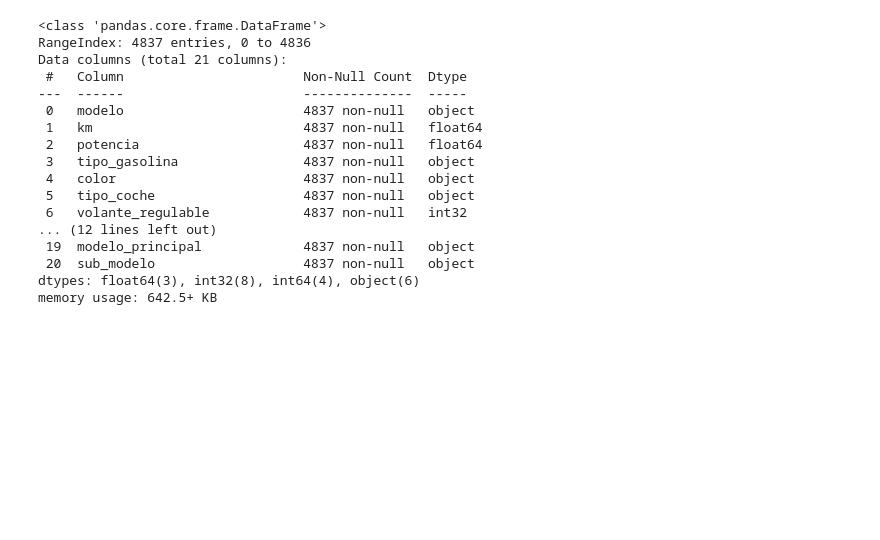
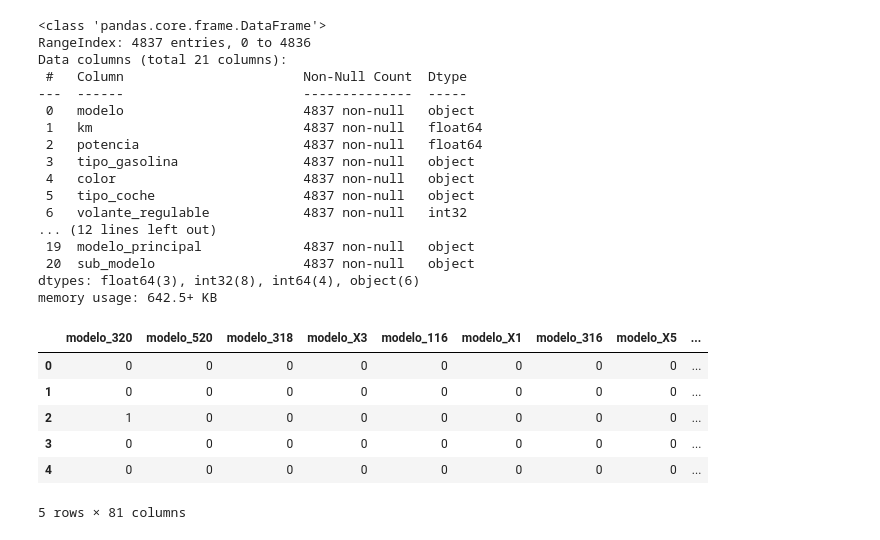
Before and after one commit to Rodrixx05/bmw-pricing, a Jupyter notebook: bmw_pricing_project.ipynb, the cells around one changed output. Drawn from its saved outputs; the diff is of its cells as text; code cells hidden in the pictures; blank space fills up the shorter version.

Commit message:
OHE de categóricas y dataset preparado para generar el modelo

```diff
--- a/bmw_pricing_project.ipynb
+++ b/bmw_pricing_project.ipynb
@@ -1034,3 +1036,37 @@ Data columns (total 21 columns):
  20  sub_modelo                   4837 non-null   object
 dtypes: float64(3), int32(8), int64(4), object(6)
 memory usage: 642.5+ KB
+# %%
+# Se cogen las etiquetas de cada categórica para hacer el one-hot-encoding.
+# Las etiquetas que tengan un conteo inferior a 10 tendrán todo ceros
+# No se coge la lista glob_cat_list para preservar el orden de las columnas más adelante
+
+list_categories = []
+for column in format_df.describe(include = 'O').columns:
+    counts = format_df[column].value_counts()
+    tags_importantes = np.array(counts[counts > 10].index)
+    list_categories.append(tags_importantes)
+# %%
+# Se genera el OneHotEncoder, con la lista de categorías creada anteriormente
+# Se especifica que en las binarias dropee una columna
+# Que el tipo de salida sea un entero
+# Y que las etiquetas que no estén en categories se ignoren, es decir, que ponga 0s a todas las columnas de la categoría
+
+ohe = OneHotEncoder(categories = list_categories, drop = 'if_binary', dtype = int, handle_unknown = 'ignore')
+# %%
+# Se cogen los datos para hacer el dataframe de las nuevas columnas
+ohe_values = ohe.fit_transform(format_df[format_df.describe(include = 'O').columns]).toarray()
+ohe_columns = ohe.get_feature_names_out()
+# %%
+# se hace el nuevo dataframe
+ohe_df = pd.DataFrame(ohe_values, columns = ohe_columns)
+# %%
+ohe_df.head()
+# %% [output]
+|  | modelo_320 | modelo_520 | modelo_318 | modelo_X3 | modelo_116 | modelo_X1 | modelo_316 | modelo_X5 | ... |
+| 0 | 0 | 0 | 0 | 0 | 0 | 0 | 0 | 0 | ... |
+| 1 | 0 | 0 | 0 | 0 | 0 | 0 | 0 | 0 | ... |
+| 2 | 1 | 0 | 0 | 0 | 0 | 0 | 0 | 0 | ... |
+| 3 | 0 | 0 | 0 | 0 | 0 | 0 | 0 | 0 | ... |
+| 4 | 0 | 0 | 0 | 0 | 0 | 0 | 0 | 0 | ... |
+5 rows × 81 columns
```
Also changed, not shown: parts of 12 cells of this notebook.
